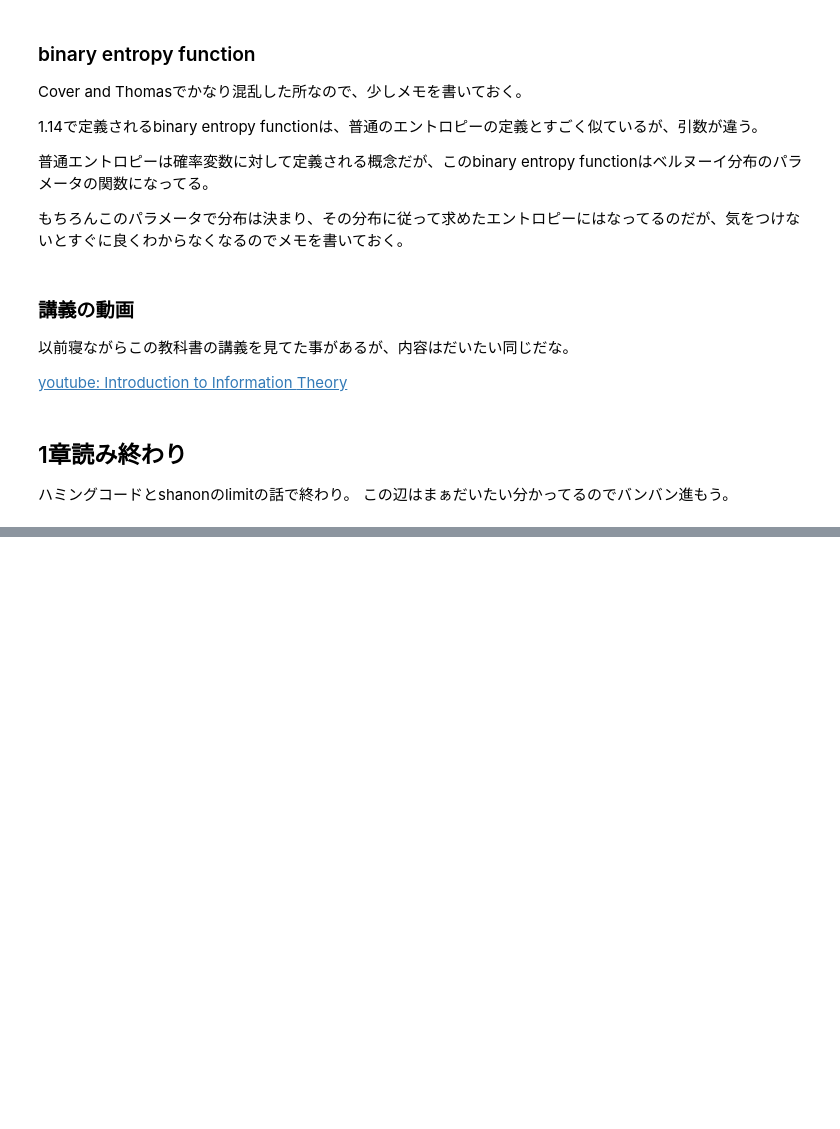
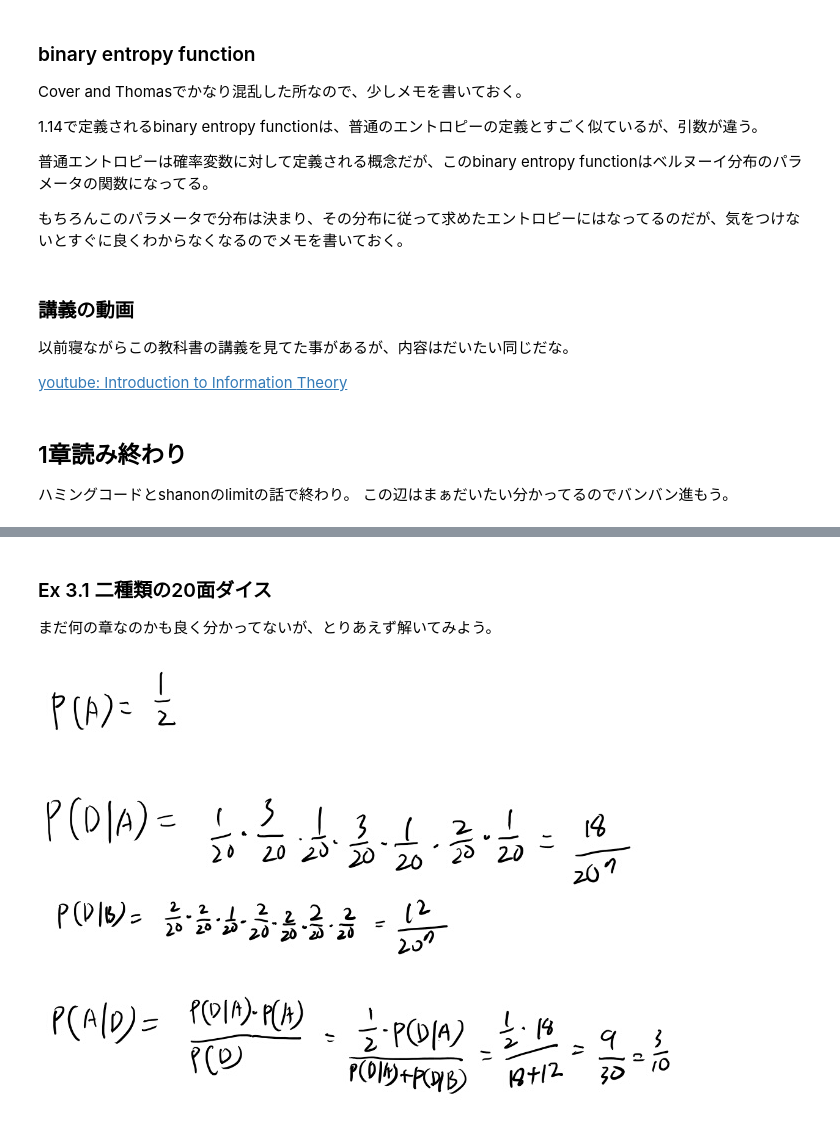
Before and after one commit to karino2/karino2.github.io, a Jupyter notebook: ipynb/2019-04-07-140022.ipynb, the cells around one changed output, grey strips where cells are left out. Drawn from its saved outputs; the diff is of its cells as text; code cells hidden in the pictures; blank space fills up the shorter version.

```diff
--- a/ipynb/2019-04-07-140022.ipynb
+++ b/ipynb/2019-04-07-140022.ipynb
@@ -80,0 +111,8 @@ Theory](https://youtu.be/BCiZc0n6COY)
+# %% [markdown]
+### Ex 3.1 二種類の20面ダイス
+
+まだ何の章なのかも良く分かってないが、とりあえず解いてみよう。
+# %%
+MeatPieImage()
+# %% [output]
+[figure, added]
```
Also changed, not shown: parts of 14 cells of this notebook.
